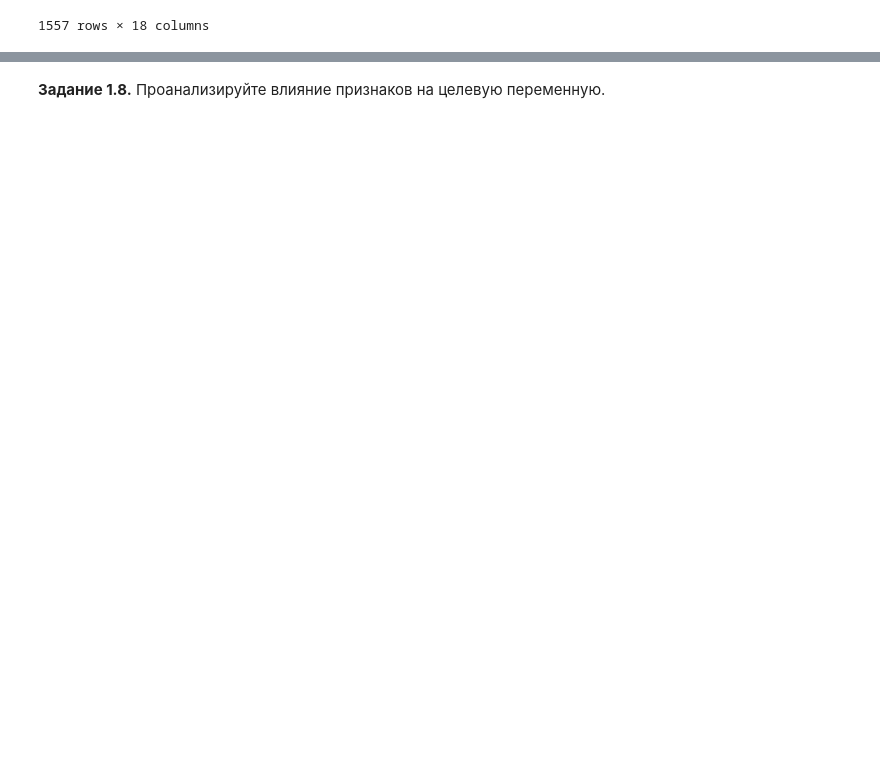
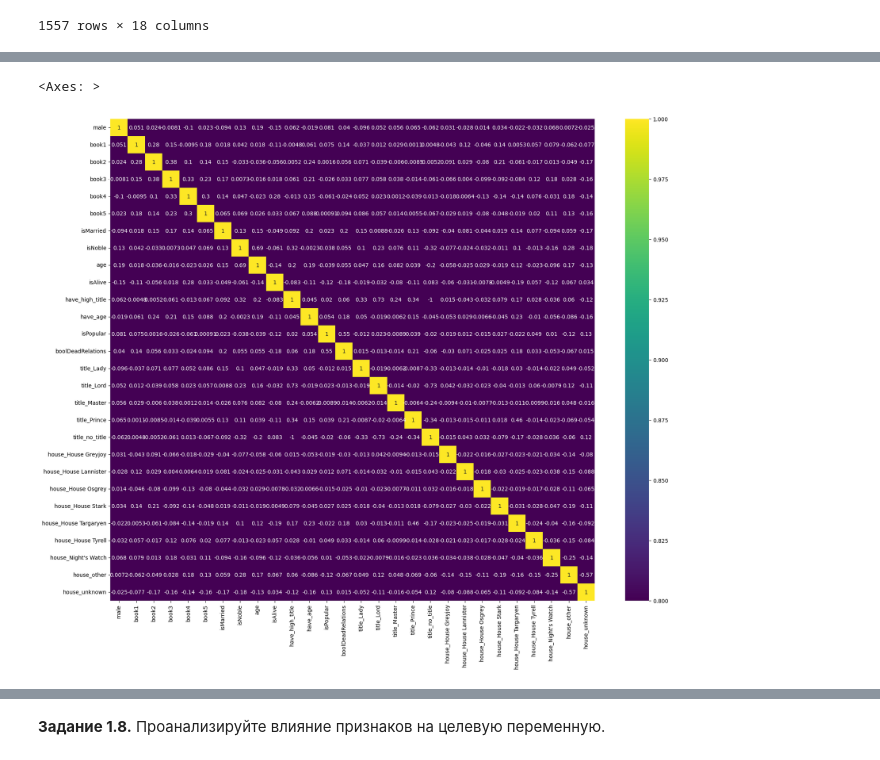
Before and after one commit to Swanger-Iz/ML_projs, a Jupyter notebook: game_of_thrones_hm/hw_1_game_of_thrones.ipynb, the cells around one changed output, grey strips where cells are left out. Cells and saved outputs as stored; diff of their text form; code cells hidden in the pictures; blank space fills up the shorter version.

```diff
--- a/game_of_thrones_hm/hw_1_game_of_thrones.ipynb
+++ b/game_of_thrones_hm/hw_1_game_of_thrones.ipynb
@@ -919,0 +922,2 @@ Name: count, Length: 316, dtype: int64
+# %%
+house_idxs = data.house.value_counts().head(9).index
@@ -919,0 +950,6 @@ Name: count, Length: 316, dtype: int64
+# %%
+plt.figure(figsize=[20, 16])
+sns.heatmap(pd.get_dummies(data.iloc[:, 1:], columns=['title', 'house', 'culture'], drop_first=True, dtype=int).corr(), annot=True, vmin=.8, cmap='viridis')
+# %% [output]
+<Axes: >
+[figure, added]
```
Also changed, not shown: parts of 48 cells of this notebook, 6 other files.
